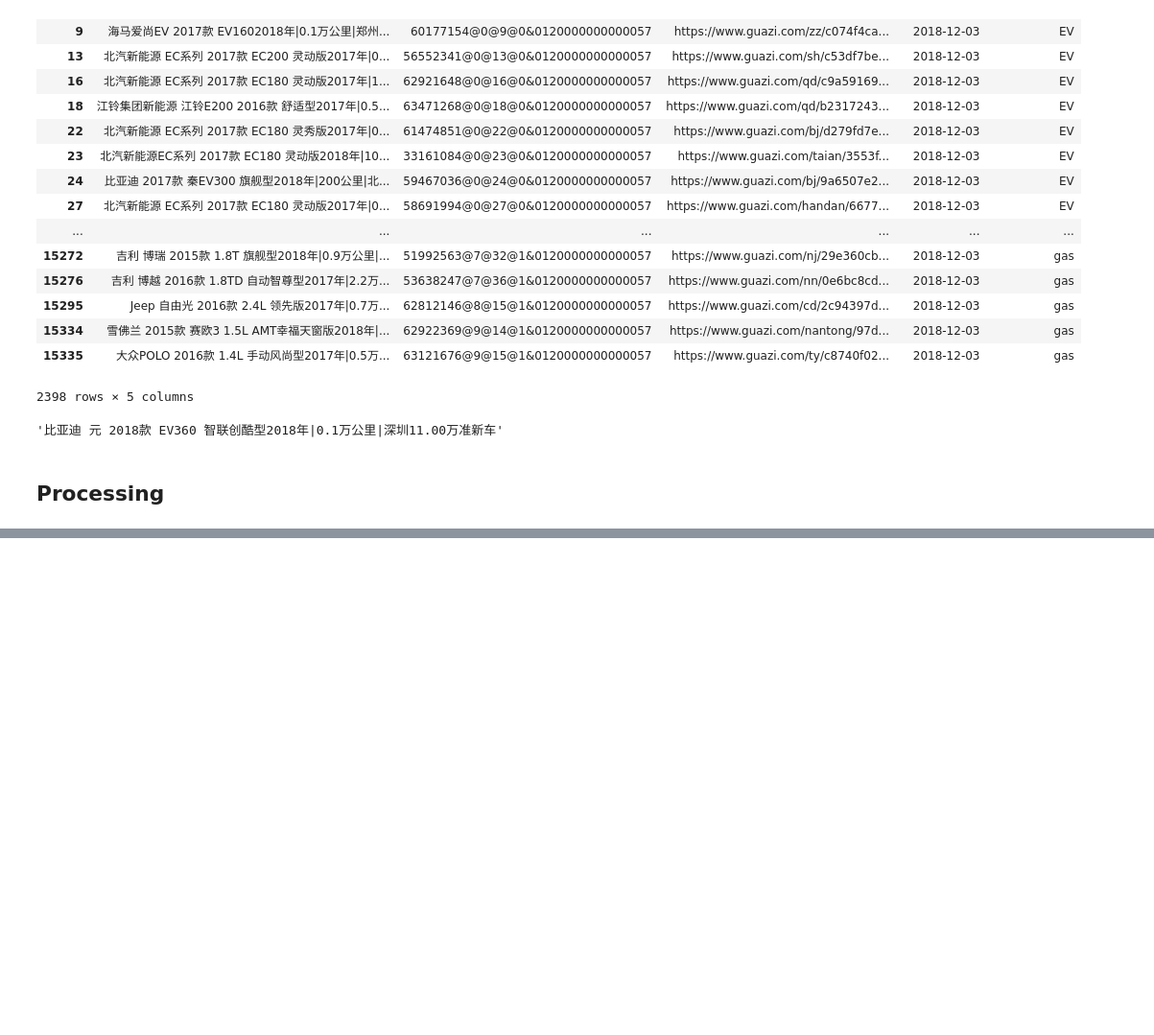
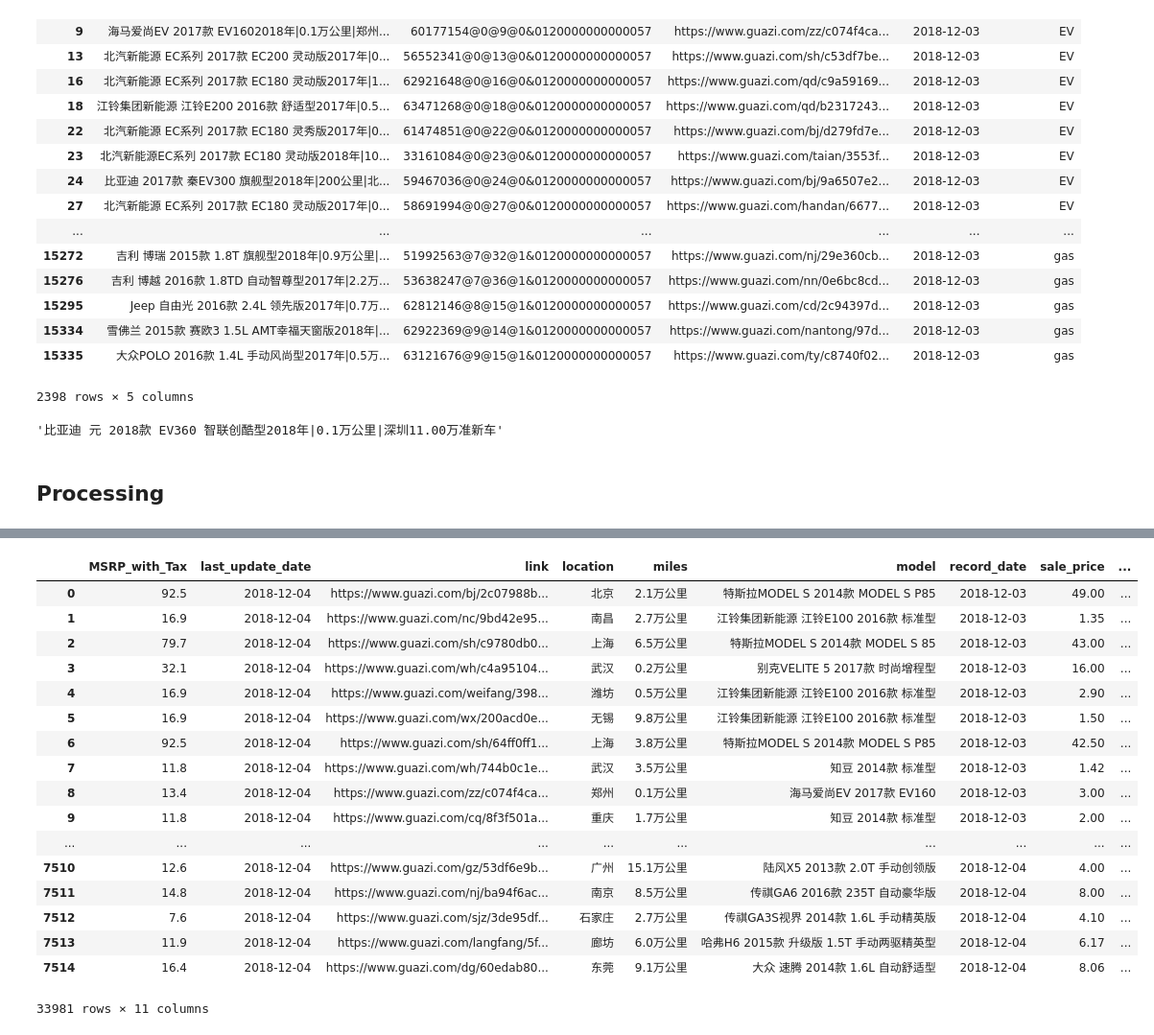
Before and after one commit to asmaaelkeurti/selenium, a Jupyter notebook: All_Vehicle_process.ipynb, the cells around one changed output, grey strips where cells are left out. Shown at 96% size. Cells and saved outputs as stored; diff of their text form; code cells hidden in the pictures; blank space fills up the shorter version.

```diff
--- a/All_Vehicle_process.ipynb
+++ b/All_Vehicle_process.ipynb
@@ -264,0 +260,33 @@ AttributeError: 'NoneType' object has no attribute 'start'
+# %%
+update_df = output_3.drop(['link','last_update_date'],axis=1).\
+    merge(output_4[['vehicle_id','location','model','last_update_date','link']],
+          on=['vehicle_id','location','model'],how='inner')
+# %%
+left_join = output_3.merge(output_4[['vehicle_id','location','model','last_update_date']].rename(columns={'last_update_date':'x'}),on=['vehicle_id','location','model'],how='left')
+non_update_df = left_join[left_join['x'].isnull()].drop(['x'],axis=1)
+# %%
+left_join = output_4.merge(output_3[['vehicle_id','location','model','last_update_date']].rename(columns={'last_update_date':'x'}),on=['vehicle_id','location','model'],how='left')
+new_add_df = left_join[left_join['x'].isnull()].drop(['x'],axis=1)
+# %%
+appended_df = update_df.append([non_update_df,new_add_df])
+# %%
+appended_df
+# %% [output]
+|  | MSRP_with_Tax | last_update_date | link | location | miles | model | record_date | sale_price | ... |
+| 0 | 92.5 | 2018-12-04 | https://www.guazi.com/bj/2c07988b... | 北京 | 2.1万公里 | 特斯拉MODEL S 2014款 MODEL S P85 | 2018-12-03 | 49.00 | ... |
+| 1 | 16.9 | 2018-12-04 | https://www.guazi.com/nc/9bd42e95... | 南昌 | 2.7万公里 | 江铃集团新能源 江铃E100 2016款 标准型 | 2018-12-03 | 1.35 | ... |
+| 2 | 79.7 | 2018-12-04 | https://www.guazi.com/sh/c9780db0... | 上海 | 6.5万公里 | 特斯拉MODEL S 2014款 MODEL S 85 | 2018-12-03 | 43.00 | ... |
+| 3 | 32.1 | 2018-12-04 | https://www.guazi.com/wh/c4a95104... | 武汉 | 0.2万公里 | 别克VELITE 5 2017款 时尚增程型 | 2018-12-03 | 16.00 | ... |
+| 4 | 16.9 | 2018-12-04 | https://www.guazi.com/weifang/398... | 潍坊 | 0.5万公里 | 江铃集团新能源 江铃E100 2016款 标准型 | 2018-12-03 | 2.90 | ... |
+| 5 | 16.9 | 2018-12-04 | https://www.guazi.com/wx/200acd0e... | 无锡 | 9.8万公里 | 江铃集团新能源 江铃E100 2016款 标准型 | 2018-12-03 | 1.50 | ... |
+| 6 | 92.5 | 2018-12-04 | https://www.guazi.com/sh/64ff0ff1... | 上海 | 3.8万公里 | 特斯拉MODEL S 2014款 MODEL S P85 | 2018-12-03 | 42.50 | ... |
+| 7 | 11.8 | 2018-12-04 | https://www.guazi.com/wh/744b0c1e... | 武汉 | 3.5万公里 | 知豆 2014款 标准型 | 2018-12-03 | 1.42 | ... |
+| 8 | 13.4 | 2018-12-04 | https://www.guazi.com/zz/c074f4ca... | 郑州 | 0.1万公里 | 海马爱尚EV 2017款 EV160 | 2018-12-03 | 3.00 | ... |
+| 9 | 11.8 | 2018-12-04 | https://www.guazi.com/cq/8f3f501a... | 重庆 | 1.7万公里 | 知豆 2014款 标准型 | 2018-12-03 | 2.00 | ... |
+| ... | ... | ... | ... | ... | ... | ... | ... | ... | ... |
+| 7510 | 12.6 | 2018-12-04 | https://www.guazi.com/gz/53df6e9b... | 广州 | 15.1万公里 | 陆风X5 2013款 2.0T 手动创领版 | 2018-12-04 | 4.00 | ... |
+| 7511 | 14.8 | 2018-12-04 | https://www.guazi.com/nj/ba94f6ac... | 南京 | 8.5万公里 | 传祺GA6 2016款 235T 自动豪华版 | 2018-12-04 | 8.00 | ... |
+| 7512 | 7.6 | 2018-12-04 | https://www.guazi.com/sjz/3de95df... | 石家庄 | 2.7万公里 | 传祺GA3S视界 2014款 1.6L 手动精英版 | 2018-12-04 | 4.10 | ... |
+| 7513 | 11.9 | 2018-12-04 | https://www.guazi.com/langfang/5f... | 廊坊 | 6.0万公里 | 哈弗H6 2015款 升级版 1.5T 手动两驱精英型 | 2018-12-04 | 6.17 | ... |
+| 7514 | 16.4 | 2018-12-04 | https://www.guazi.com/dg/60edab80... | 东莞 | 9.1万公里 | 大众 速腾 2014款 1.6L 自动舒适型 | 2018-12-04 | 8.06 | ... |
+33981 rows × 11 columns
```
Also changed, not shown: parts of 14 cells of this notebook, 6 other files.
